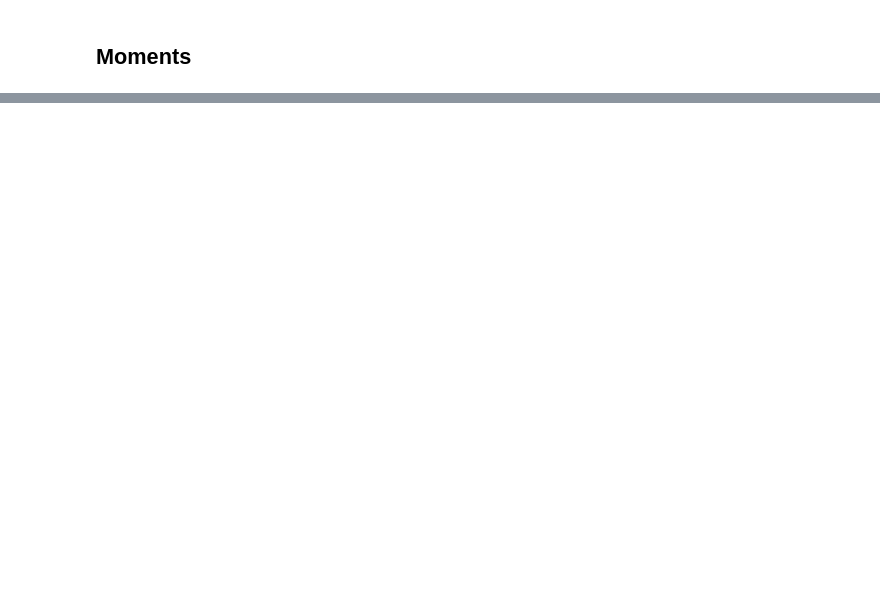
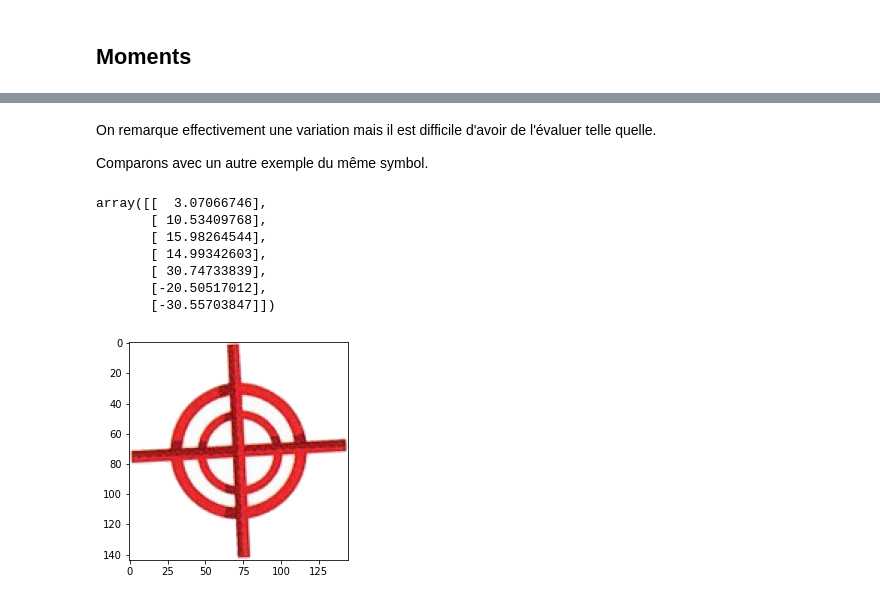
Before and after one commit to Fir0x/Dobble-referee, a Jupyter notebook: notebooks/moments.ipynb, the cells around one changed output, grey strips where cells are left out. Cells and saved outputs as stored; diff of their text form; code cells hidden in the pictures; blank space fills up the shorter version.

```diff
--- a/notebooks/moments.ipynb
+++ b/notebooks/moments.ipynb
@@ -110,0 +185,16 @@ X_gray = [cv2.cvtColor(x, cv2.COLOR_BGR2GRAY) for x in symbols]
+# %% [markdown]
+On remarque effectivement une variation mais il est difficile d'avoir de l'évaluer telle quelle.
+
+Comparons avec un autre exemple du même symbol.
+# %%
+plt.imshow(symbols[6])
+symbol_moments[6]
+# %% [output]
+array([[  3.07066746],
+       [ 10.53409768],
+       [ 15.98264544],
+       [ 14.99342603],
+       [ 30.74733839],
+       [-20.50517012],
+       [-30.55703847]])
+[figure, added]
```
Also changed, not shown: parts of 31 cells of this notebook.
